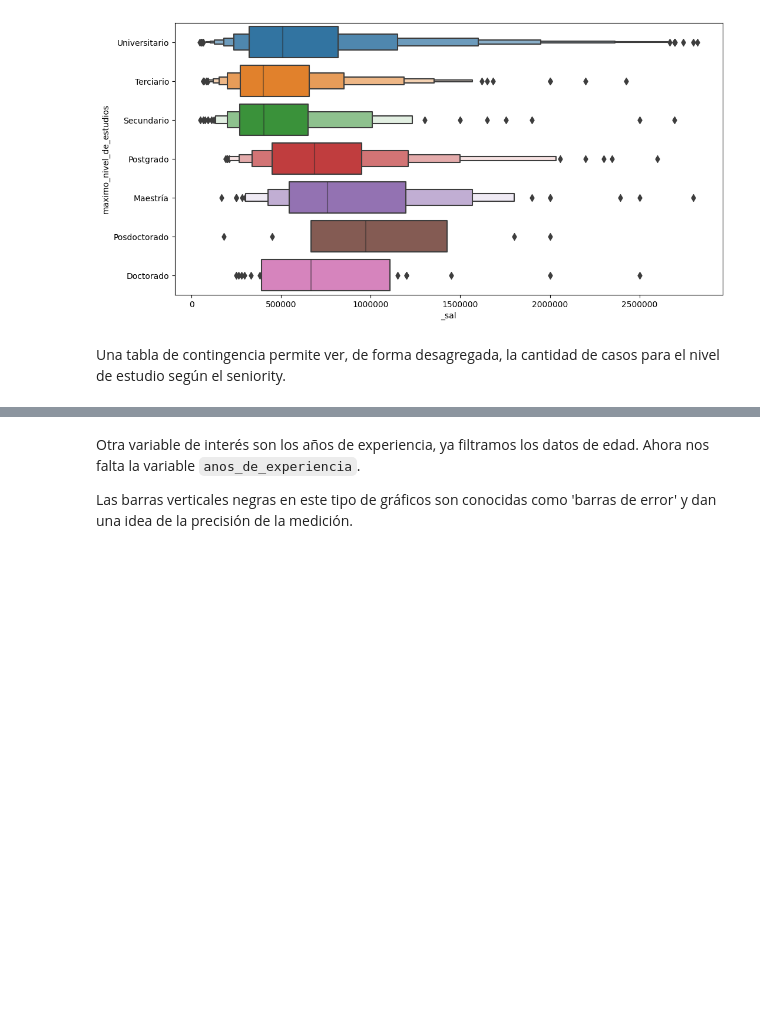
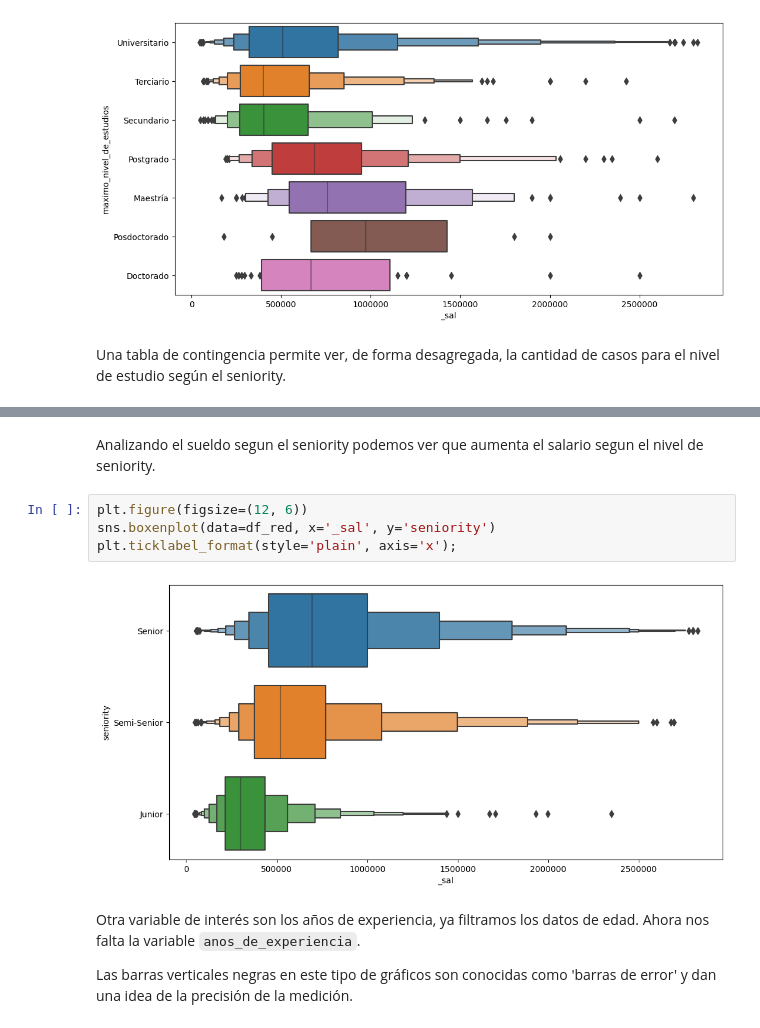
Before and after one commit to mgalim/TPEstadistica, a Jupyter notebook: TpFinal.ipynb, the cells around one changed output, grey strips where cells are left out. Cells and saved outputs as stored; diff of their text form; blank space fills up the shorter version.

```diff
--- a/TpFinal.ipynb
+++ b/TpFinal.ipynb
@@ -287,3 +287,11 @@ pd.crosstab(df_red.seniority, df_red.maximo_nivel_de_estudios)#, normalize=True)
+# %% [markdown]
+Analizando el sueldo segun el seniority podemos ver que aumenta el salario segun el nivel de seniority.
+# %%
+plt.figure(figsize=(12, 6))
+sns.boxenplot(data=df_red, x='_sal', y='seniority')
+plt.ticklabel_format(style='plain', axis='x');
+# %% [output]
+[figure, added]
 # %% [markdown]
 Otra variable de interés son los años de experiencia, ya filtramos los datos de edad. Ahora nos falta la variable `anos_de_experiencia`.
 
```
Also changed, not shown: parts of 21 cells of this notebook.
